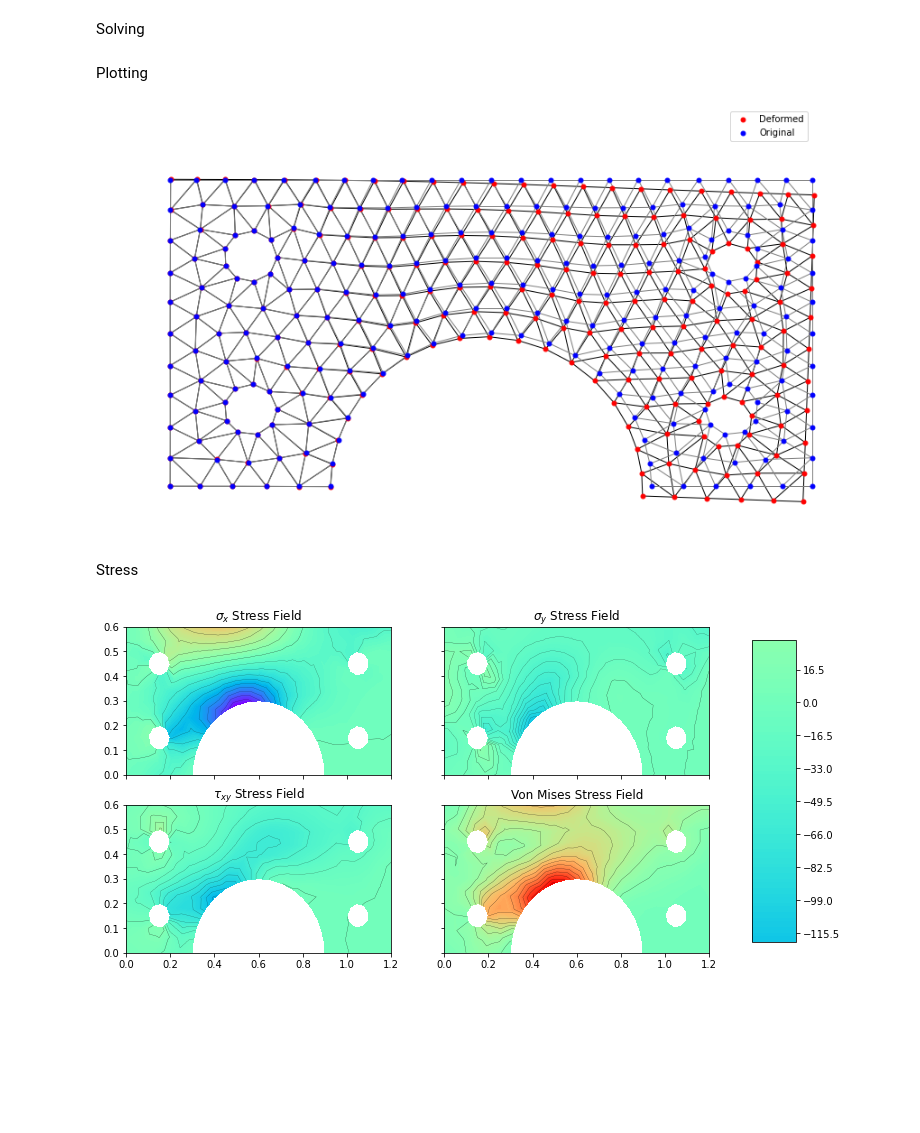
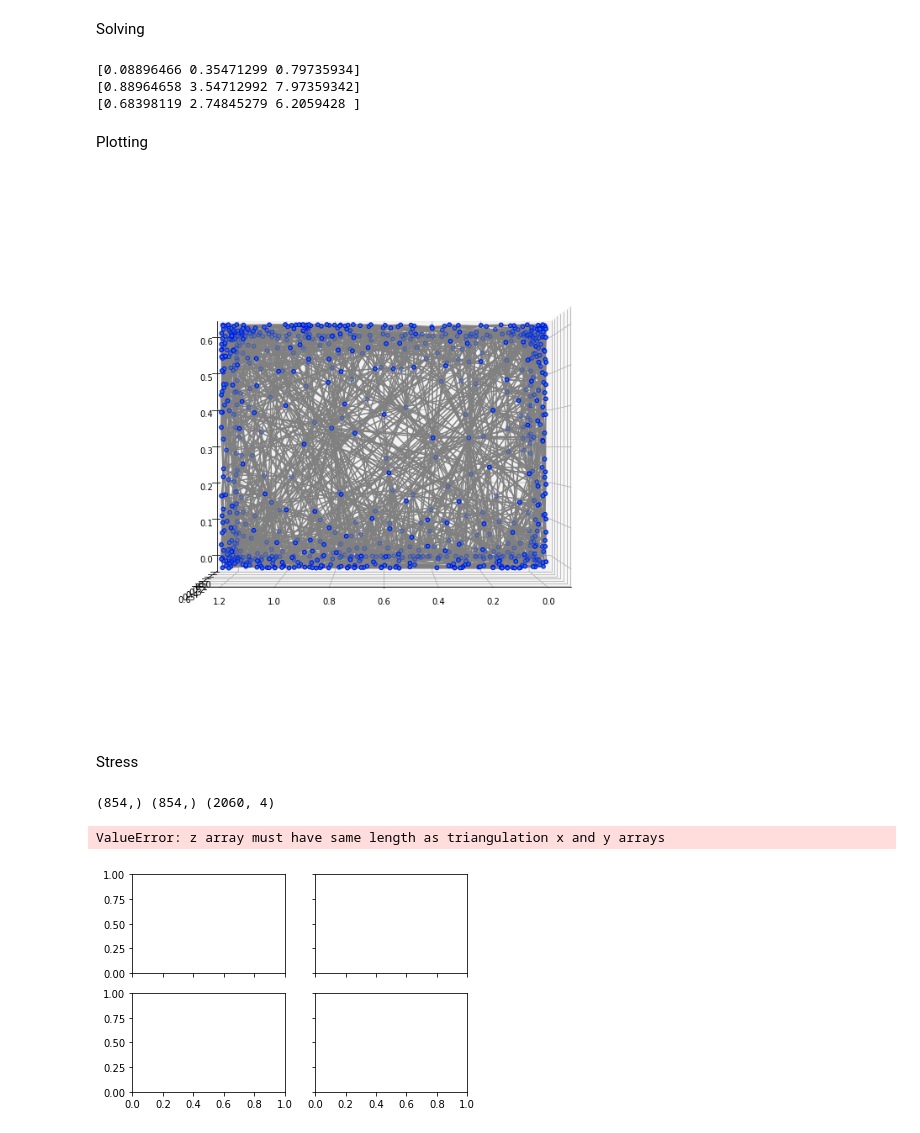
Before and after one commit to mkondratek/numerical-methods-for-pde-project, a Jupyter notebook: FEM_MESH.ipynb, the cells around one changed output. Drawn from its saved outputs; the diff is of its cells as text; code cells hidden in the pictures; blank space fills up the shorter version.

Commit message:
Apply some fixes on boundary conditions and force; improve plotting

```diff
--- a/FEM_MESH.ipynb
+++ b/FEM_MESH.ipynb
@@ -22,7 +22,7 @@ UsageError: Line magic function `%` not found.
 # %%
 # geom = pygmsh.geo.Geometry()
 
-mesh_size = 0.5
+mesh_size = 0.1
 geom = pygmsh.occ.Geometry()
 model3D = geom.__enter__()
 
@@ -51,9 +51,9 @@ import time
 
 t = time.localtime()
 current_time = time.strftime("%H-%M-%S", t)
-filename = f"mesh_{mesh_size.__str__().replace('.', '')}_{current_time}"
-print(f"writing mesh as '{filename}.vtk'")
-gmsh.write(filename + ".vtk")
+filename = f"mesh_{mesh_size.__str__().replace('.', '')}_{current_time}.vtk"
+print(f"writing mesh as '{filename}'")
+gmsh.write(filename)
 model3D.__exit__()
 print("done")
 # %% [output]
@@ -236,7 +236,7 @@ setup = Setup()
 Constants
 # %%
 DIMENSION = 3
-NODES_PER_ELEMENT = 3
+NODES_PER_ELEMENT = 4
 # %% [markdown]
 
 Equation indecces mapping
@@ -380,7 +379,9 @@ Building equation system
 K = np.zeros((global_size, global_size))
 F = np.zeros((global_size, 1))
 
-for e in range(len(setup.elements)):
+from tqdm import trange
+
+for e in trange(len(setup.elements)):
     element = FiniteElement(e, setup)
 
     for i in range(FiniteElement.size):
@@ -418,7 +419,15 @@ displacement = np.linalg.solve(K, F).reshape(len(setup.nodes), DIMENSION)
 # %%
 # for vizualization
 FACTOR = 0.1
+FACTOR = 10
 
+print(sum(abs(displacement)))
+print(sum(abs(displacement * FACTOR)))
+print(sum(displacement * FACTOR))
 displaced_nodes = setup.nodes + FACTOR * displacement
+# %% [output]
+[0.08896466 0.35471299 0.79735934]
+[0.88964658 3.54712992 7.97359342]
+[0.68398119 2.74845279 6.2059428 ]
 # %% [markdown]
 Plotting
@@ -437,19 +466,39 @@ def view_mesh(nodes, elements, label, node_color='r', edge_color='k'):
 # %%
+def _format_axes(ax):
+    """Visualization options for the 3D axes."""
+    # Turn gridlines off
+    ax.grid(False)
+    # Suppress tick labels
+    for dim in (ax.xaxis, ax.yaxis, ax.zaxis):
+        dim.set_ticks([])
+    # Set axes labels
+    ax.set_xlabel("x")
+    ax.set_ylabel("y")
+    ax.set_zlabel("z")
+
 f = plt.figure()
-view_mesh(displaced_nodes, setup.elements, label='Deformed')
-view_mesh(setup.nodes, setup.elements, label='Original',
+ax = f.add_subplot(111, projection="3d")
+
+# view_mesh(f, ax, displaced_nodes, setup.elements, label='Deformed')
+view_mesh(f, ax, setup.nodes, setup.elements, label='Original',
           node_color='b', edge_color='0.5')
 
-ax = plt.gca()
-handles, labels = ax.get_legend_handles_labels()
+# ax = plt.gca()
+# handles, labels = ax.get_legend_handles_labels()
+#
+#
+# plt.legend(handles=[handles[0], handles[2]], bbox_to_anchor=(0.8, 1),
+#            bbox_transform=plt.gcf().transFigure)
 
-plt.legend(handles=[handles[0], handles[2]], bbox_to_anchor=(0.8, 1),
-           bbox_transform=plt.gcf().transFigure)
 
-f.set_size_inches(12, 6)
+f.set_size_inches(36, 12)
+ax.view_init(0, 90)
+# _format_axes(ax)
+
+# f.tight_layout()
 plt.show()
 # %% [output]
-[figure, old version]
+[figure, new version]
 # %% [markdown]
 Stress
 # %%
@@ -570,6 +626,7 @@ vmax = max([vmax_Sx, vmax_Sy, vmax_Sxy, vmax_SVM, vmax_STR])
 
 linewidths = 0.2
 n_layers = 100
+print(x.shape, y.shape, setup.elements.shape)
 ax1.tricontour(x, y, setup.elements, Sx, 15, linewidths=linewidths, colors='k')
 im1 = ax1.tricontourf(x, y, setup.elements, Sx, n_layers, cmap=plt.cm.rainbow,
                       vmin=vmin, vmax=vmax)
@@ -601,4 +658,6 @@ f.colorbar(im2, cax=cbar_ax)
 f.set_size_inches(12, 6)
 plt.show()
 # %% [output]
+(854,) (854,) (2060, 4)
+ValueError: z array must have same length as triangulation x and y arrays
-[figure, old version]
+[figure, new version]
```
Also changed, not shown: parts of 9 cells of this notebook.
